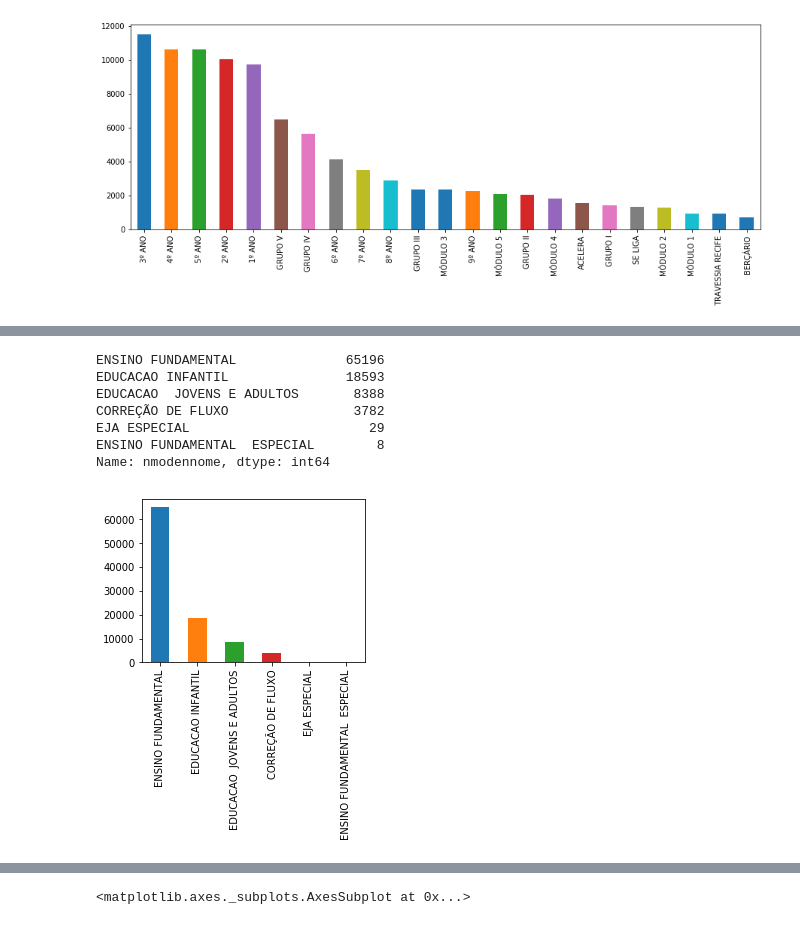
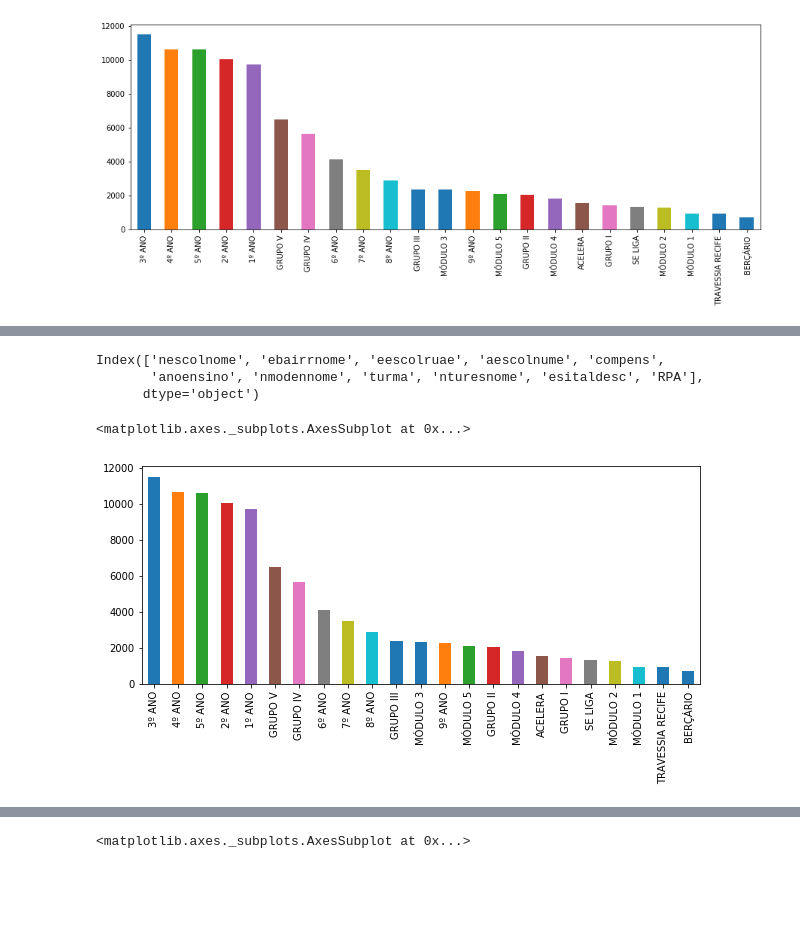
Before and after one commit to jailson-dias/DataScience2018, a Jupyter notebook: Projeto.ipynb, the cells around one changed output, grey strips where cells are left out. Cells and saved outputs as stored; diff of their text form; code cells hidden in the pictures; blank space fills up the shorter version.

```diff
--- a/Projeto.ipynb
+++ b/Projeto.ipynb
@@ -200,12 +187,11 @@ data_set.esermodesc.value_counts().plot.bar(figsize=(15,5))
+# %%
+data_set.columns
+# %% [output]
+Index(['nescolnome', 'ebairrnome', 'eescolruae', 'aescolnume', 'compens',
+       'anoensino', 'nmodennome', 'turma', 'nturesnome', 'esitaldesc', 'RPA'],
+      dtype='object')
 # %%
-data_set.nmodennome.value_counts().plot.bar(figsize=(4,3))
-data_set.nmodennome.value_counts()
+data_set.anoensino.value_counts().plot.bar(figsize=(10,4))
 # %% [output]
-ENSINO FUNDAMENTAL              65196
-EDUCACAO INFANTIL               18593
-EDUCACAO  JOVENS E ADULTOS       8388
-CORREÇÃO DE FLUXO                3782
-EJA ESPECIAL                       29
-ENSINO FUNDAMENTAL  ESPECIAL        8
-Name: nmodennome, dtype: int64
+<matplotlib.axes._subplots.AxesSubplot at 0x...>
-[figure, old version]
+[figure, new version]
```
Also changed, not shown: parts of 24 cells of this notebook, 2 other files.
